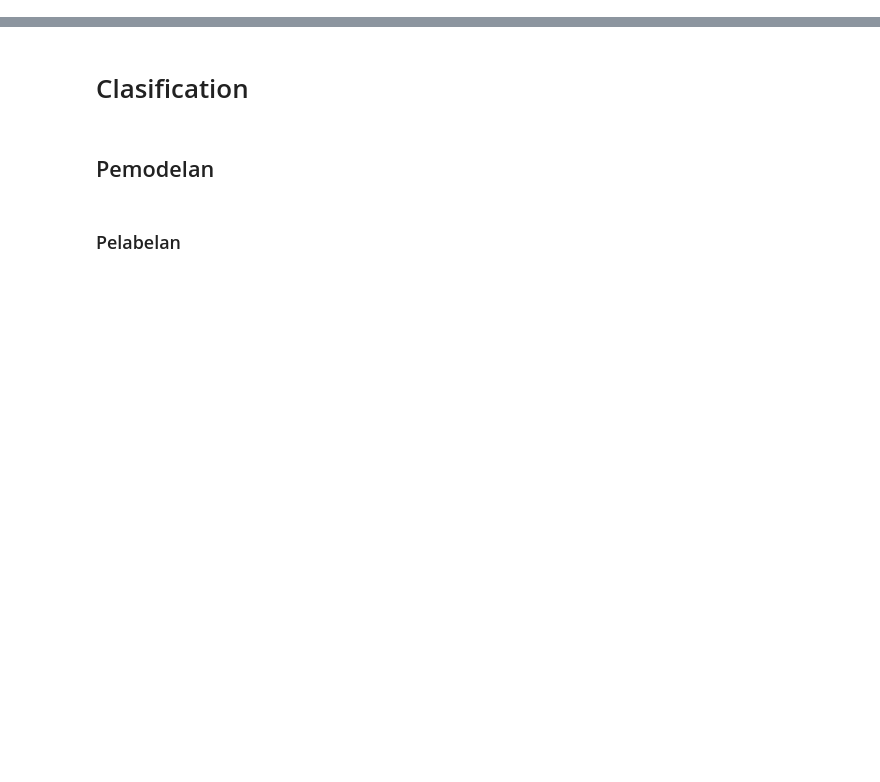
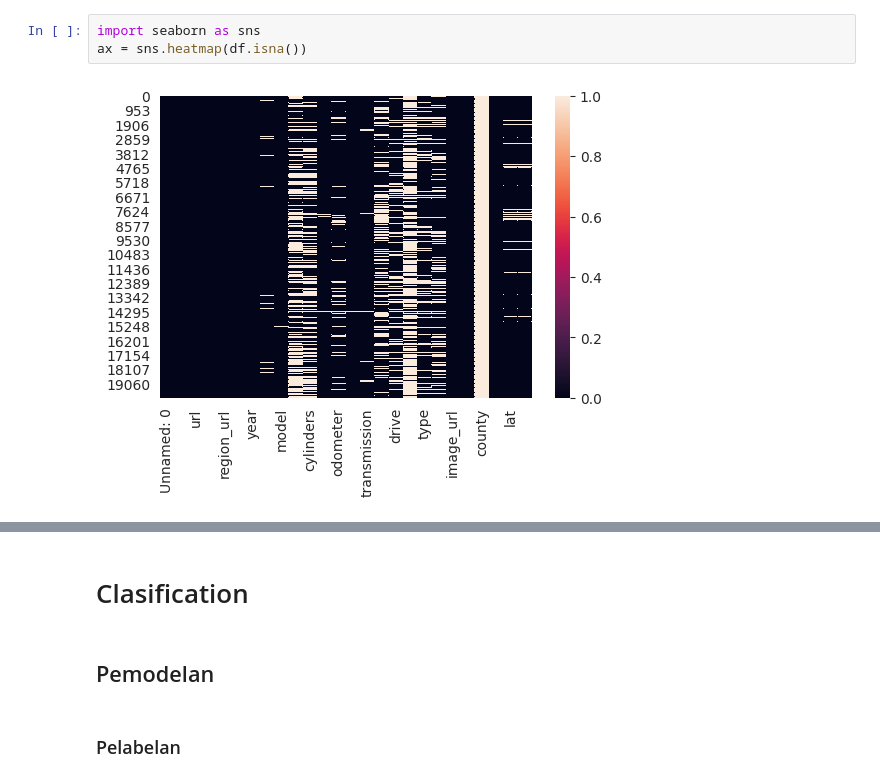
Before and after one commit to rickylukman/Machine-Learning, a Jupyter notebook: Machine_Learning_Clasification_Alvianda_Ricky.ipynb, the cells around one changed output, grey strips where cells are left out. Saved outputs shown, nothing was run; the diff lists cells and outputs as text; blank space fills up the shorter version.

```diff
--- a/Machine_Learning_Clasification_Alvianda_Ricky.ipynb
+++ b/Machine_Learning_Clasification_Alvianda_Ricky.ipynb
@@ -29,0 +36,5 @@ df.head()
+# %%
+import seaborn as sns
+ax = sns.heatmap(df.isna())
+# %% [output]
+[figure, added]
```
Also changed, not shown: parts of 58 cells of this notebook.
